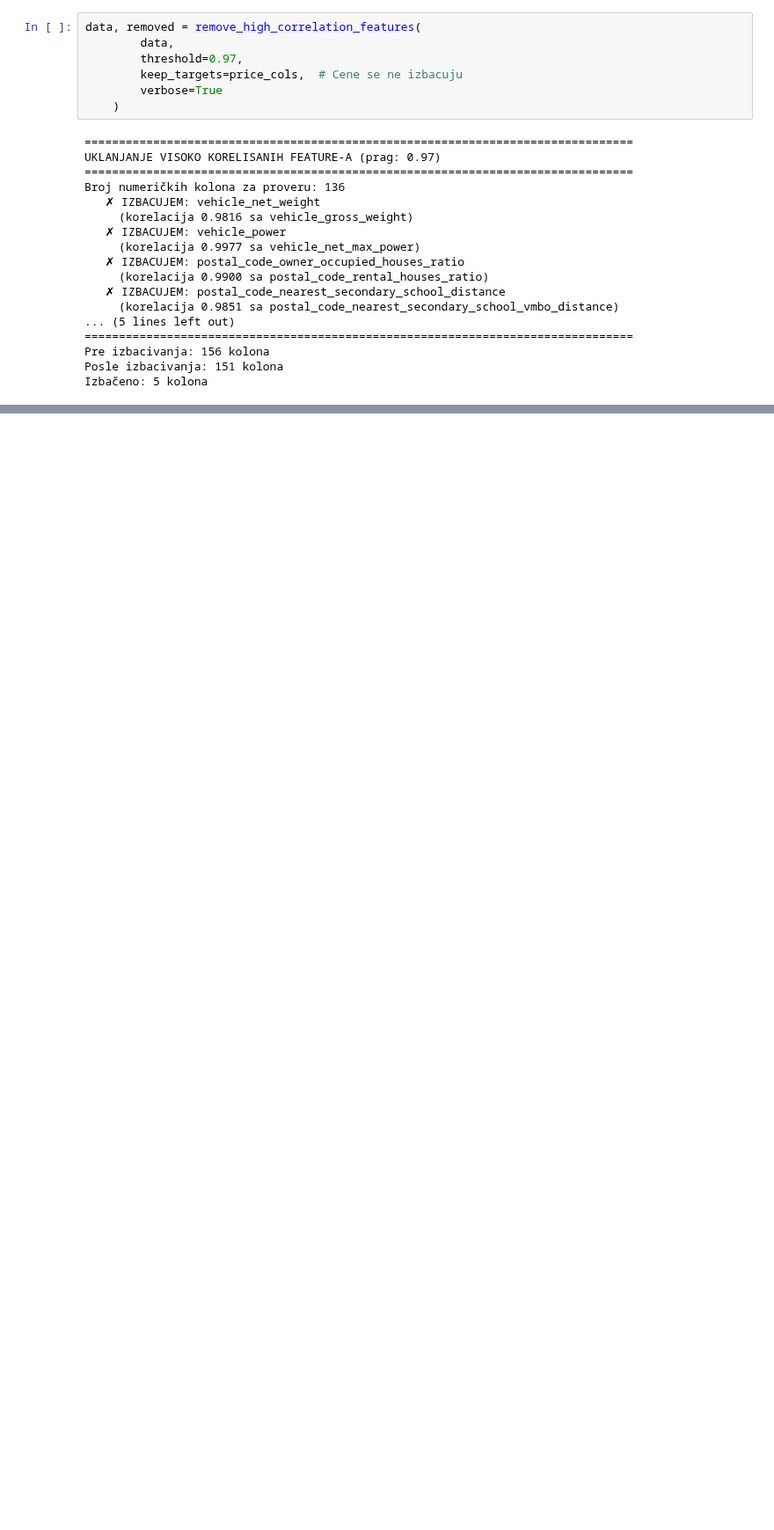
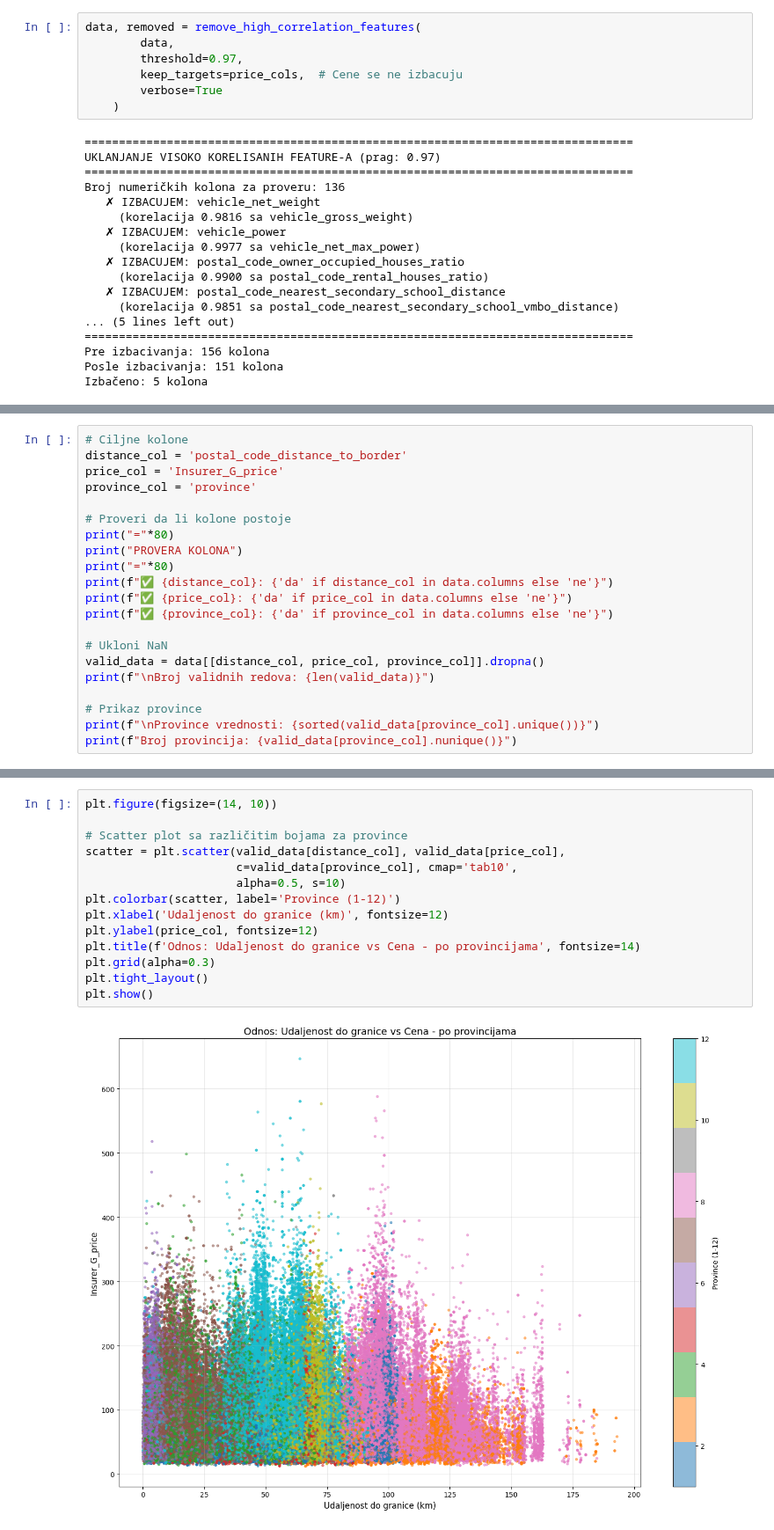
Before and after one commit to mkdsps/pprojekat, a Jupyter notebook: andra.ipynb, the cells around one changed output, grey strips where cells are left out. Shown at 88% size. Saved outputs shown, nothing was run; the diff lists cells and outputs as text; blank space fills up the shorter version.

```diff
--- a/andra.ipynb
+++ b/andra.ipynb
@@ -1062,0 +1299,21 @@ data.shape
+# %%
+# Ciljne kolone
+distance_col = 'postal_code_distance_to_border'
+price_col = 'Insurer_G_price'
+province_col = 'province'
+
+# Proveri da li kolone postoje
+print("="*80)
+print("PROVERA KOLONA")
+print("="*80)
+print(f"✅ {distance_col}: {'da' if distance_col in data.columns else 'ne'}")
+print(f"✅ {price_col}: {'da' if price_col in data.columns else 'ne'}")
+print(f"✅ {province_col}: {'da' if province_col in data.columns else 'ne'}")
+
+# Ukloni NaN
+valid_data = data[[distance_col, price_col, province_col]].dropna()
+print(f"\nBroj validnih redova: {len(valid_data)}")
+
+# Prikaz province
+print(f"\nProvince vrednosti: {sorted(valid_data[province_col].unique())}")
+print(f"Broj provincija: {valid_data[province_col].nunique()}")
@@ -1062,0 +1332,16 @@ data.shape
+# %%
+plt.figure(figsize=(14, 10))
+
+# Scatter plot sa različitim bojama za province
+scatter = plt.scatter(valid_data[distance_col], valid_data[price_col],
+                      c=valid_data[province_col], cmap='tab10',
+                      alpha=0.5, s=10)
+plt.colorbar(scatter, label='Province (1-12)')
+plt.xlabel('Udaljenost do granice (km)', fontsize=12)
+plt.ylabel(price_col, fontsize=12)
+plt.title(f'Odnos: Udaljenost do granice vs Cena - po provincijama', fontsize=14)
+plt.grid(alpha=0.3)
+plt.tight_layout()
+plt.show()
+# %% [output]
+[figure, added]
```
Also changed, not shown: parts of 22 cells of this notebook, 2 other files.
